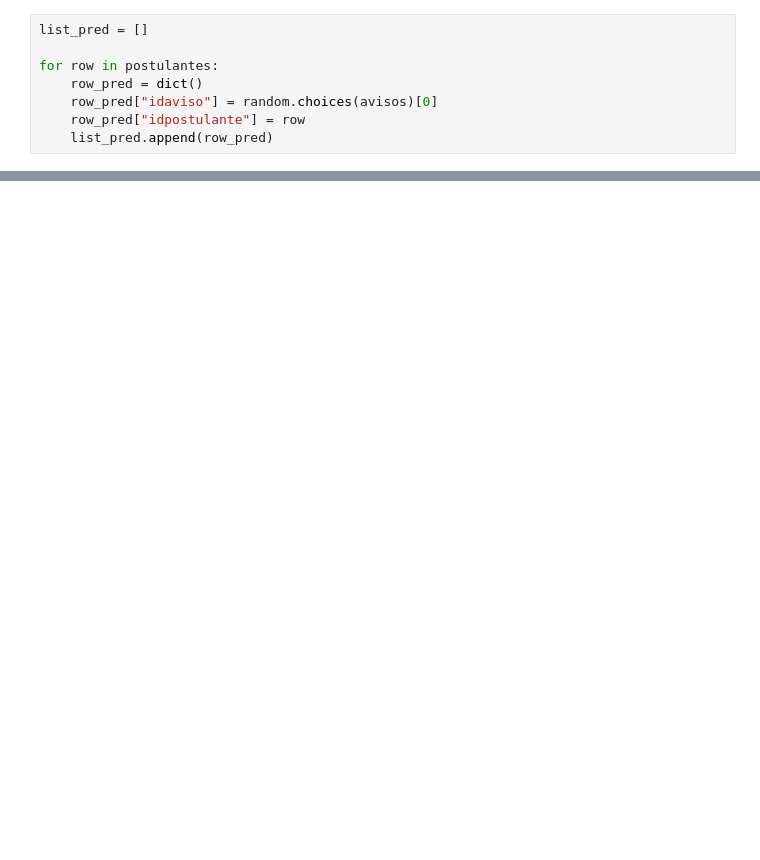
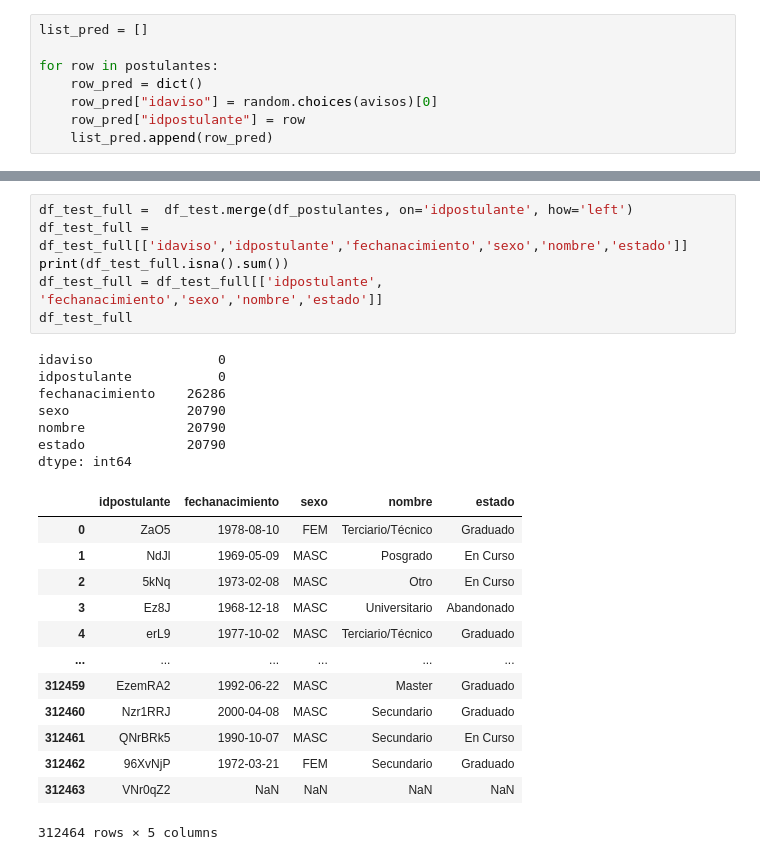
Before and after one commit to naio83/SistemasDeRecomendacion, a Jupyter notebook: challenge_zonaJobs/baseline.ipynb, the cells around one changed output, grey strips where cells are left out. Saved outputs shown, nothing was run; the diff lists cells and outputs as text; blank space fills up the shorter version.

```diff
--- a/challenge_zonaJobs/baseline.ipynb
+++ b/challenge_zonaJobs/baseline.ipynb
@@ -61,0 +128,27 @@ df_baseLine_1.to_csv("./submissions/baseLine_1.csv", index=False)
+# %%
+df_test_full =  df_test.merge(df_postulantes, on='idpostulante', how='left')
+df_test_full = df_test_full[['idaviso','idpostulante','fechanacimiento','sexo','nombre','estado']]
+print(df_test_full.isna().sum())
+df_test_full = df_test_full[['idpostulante', 'fechanacimiento','sexo','nombre','estado']]
+df_test_full
+# %% [output]
+idaviso                0
+idpostulante           0
+fechanacimiento    26286
+sexo               20790
+nombre             20790
+estado             20790
+dtype: int64
+|  | idpostulante | fechanacimiento | sexo | nombre | estado |
+| 0 | ZaO5 | 1978-08-10 | FEM | Terciario/Técnico | Graduado |
+| 1 | NdJl | 1969-05-09 | MASC | Posgrado | En Curso |
+| 2 | 5kNq | 1973-02-08 | MASC | Otro | En Curso |
+| 3 | Ez8J | 1968-12-18 | MASC | Universitario | Abandonado |
+| 4 | erL9 | 1977-10-02 | MASC | Terciario/Técnico | Graduado |
+| ... | ... | ... | ... | ... | ... |
+| 312459 | EzemRA2 | 1992-06-22 | MASC | Master | Graduado |
+| 312460 | Nzr1RRJ | 2000-04-08 | MASC | Secundario | Graduado |
+| 312461 | QNrBRk5 | 1990-10-07 | MASC | Secundario | En Curso |
+| 312462 | 96XvNjP | 1972-03-21 | FEM | Secundario | Graduado |
+| 312463 | VNr0qZ2 | NaN | NaN | NaN | NaN |
+312464 rows × 5 columns
```
Also changed, not shown: parts of 42 cells of this notebook, 3 other files.
